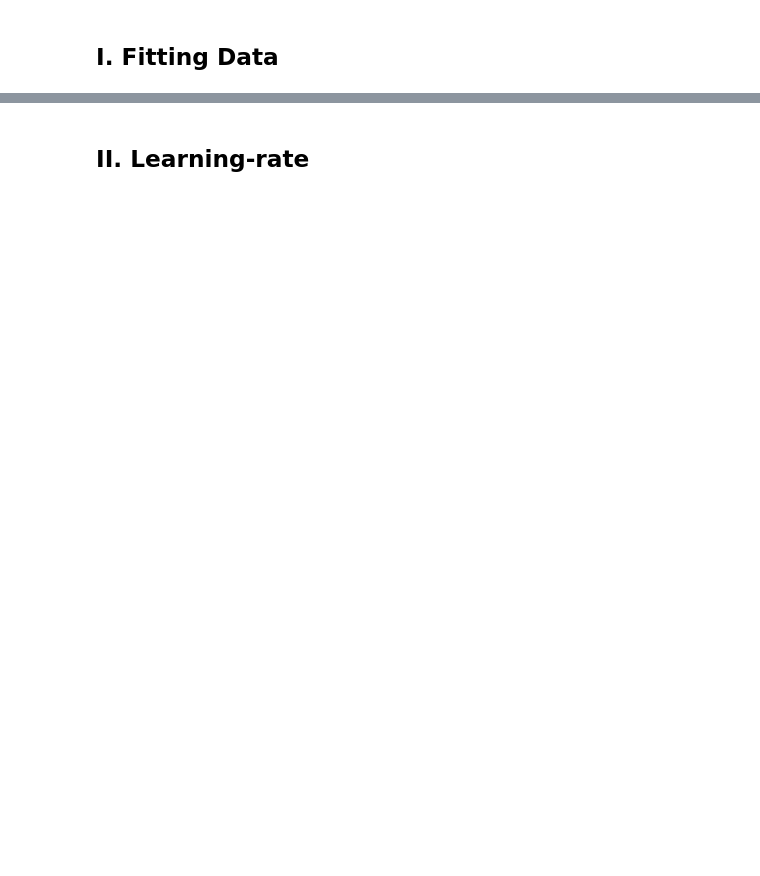
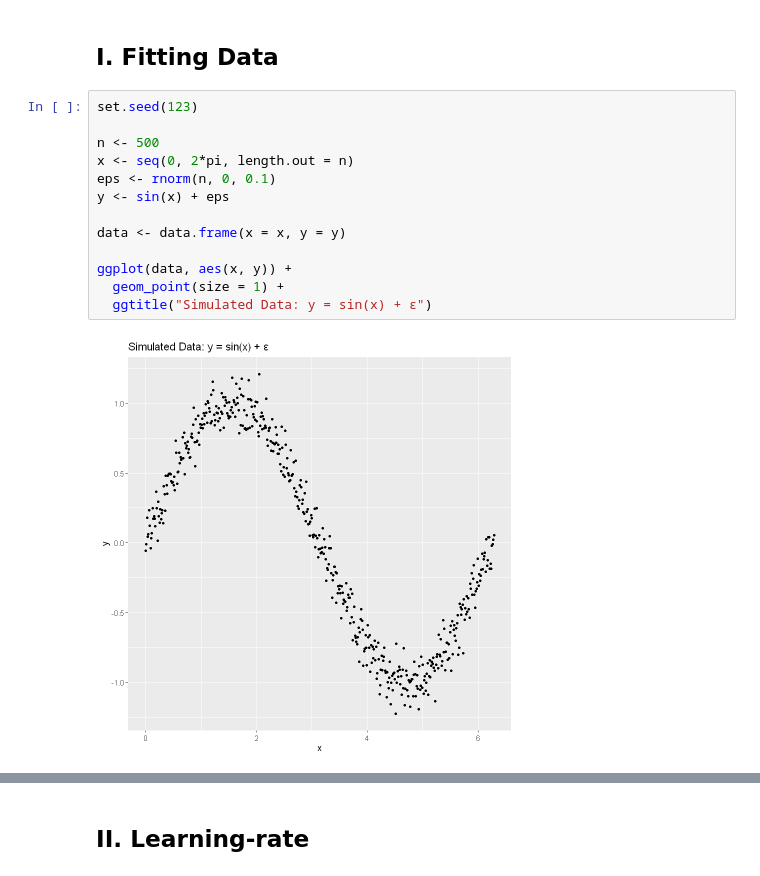
Before and after one commit to gsaco/DML_NN, a Jupyter notebook: R4.ipynb, the cells around one changed output, grey strips where cells are left out. Cells and saved outputs as stored; diff of their text form; blank space fills up the shorter version.

```diff
--- a/R4.ipynb
+++ b/R4.ipynb
@@ -5,2 +26,17 @@
 # %% [markdown]
 ## I. Fitting Data
+# %%
+set.seed(123)
+
+n <- 500
+x <- seq(0, 2*pi, length.out = n)
+eps <- rnorm(n, 0, 0.1)
+y <- sin(x) + eps
+
+data <- data.frame(x = x, y = y)
+
+ggplot(data, aes(x, y)) +
+  geom_point(size = 1) +
+  ggtitle("Simulated Data: y = sin(x) + ε")
+# %% [output]
+[figure, added]
```
Also changed, not shown: parts of 8 cells of this notebook.
